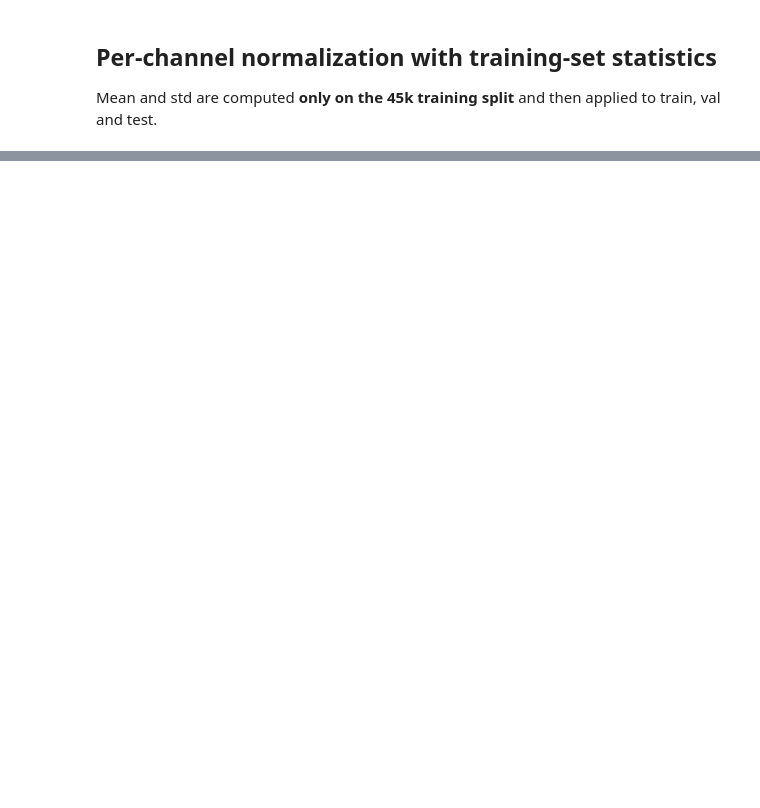
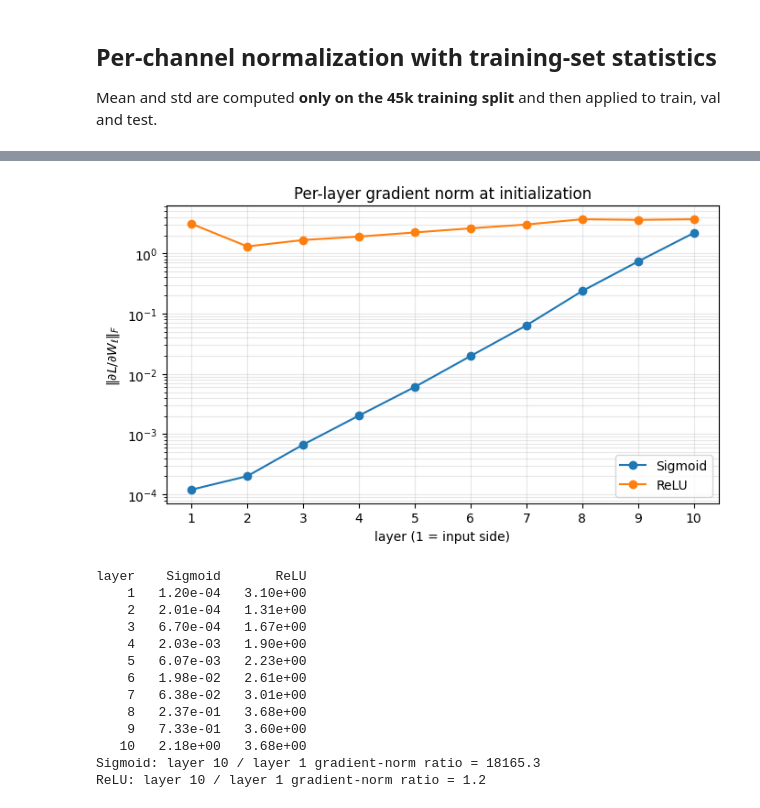
Before and after one commit to keshj/dl-for-vision, a Jupyter notebook: assignment_2/cnn.ipynb, the cells around one changed output, grey strips where cells are left out. Saved outputs shown, nothing was run; the diff lists cells and outputs as text; code cells hidden in the pictures; blank space fills up the shorter version.

```diff
--- a/assignment_2/cnn.ipynb
+++ b/assignment_2/cnn.ipynb
@@ -167,0 +420,44 @@ print("normalized train sample std: ", xb.std(dim=(0, 2, 3)).numpy().round(3))
+# %%
+x_d, y_d = flatten_normalize(x_train[:512]).to(device), y_train[:512].to(device)
+deep_sizes = [3072] + [256] * 9 + [10]
+
+grad_norms = {}
+for name, act in [("Sigmoid", Sigmoid), ("ReLU", ReLU)]:
+    set_seed(SEED)
+    deep = MLP(deep_sizes, activation=act, device=device)
+    deep.loss(x_d, y_d)
+    deep.backward()
+    grad_norms[name] = [layer.dW.norm().item() for layer in deep.linears]
+
+layers_axis = np.arange(1, len(deep_sizes))
+fig, ax = plt.subplots(figsize=(7, 4.2))
+for name, norms in grad_norms.items():
+    ax.semilogy(layers_axis, norms, "o-", label=name)
+ax.set(xlabel="layer (1 = input side)", ylabel=r"$\|\partial L / \partial W_\ell\|_F$",
+       title="Per-layer gradient norm at initialization", xticks=layers_axis)
+ax.grid(alpha=0.3, which="both")
+ax.legend()
+plt.tight_layout()
+fig.savefig(FIG_DIR / "t1d_grad_norms.pdf", bbox_inches="tight")
+plt.show()
+
+print(f"{'layer':>5s} {'Sigmoid':>10s} {'ReLU':>10s}")
+for l, s, r in zip(layers_axis, grad_norms["Sigmoid"], grad_norms["ReLU"]):
+    print(f"{l:5d} {s:10.2e} {r:10.2e}")
+for name, norms in grad_norms.items():
+    print(f"{name}: layer 10 / layer 1 gradient-norm ratio = {norms[-1] / norms[0]:.1f}")
+# %% [output]
+[figure, added]
+layer    Sigmoid       ReLU
+    1   1.20e-04   3.10e+00
+    2   2.01e-04   1.31e+00
+    3   6.70e-04   1.67e+00
+    4   2.03e-03   1.90e+00
+    5   6.07e-03   2.23e+00
+    6   1.98e-02   2.61e+00
+    7   6.38e-02   3.01e+00
+    8   2.37e-01   3.68e+00
+    9   7.33e-01   3.60e+00
+   10   2.18e+00   3.68e+00
+Sigmoid: layer 10 / layer 1 gradient-norm ratio = 18165.3
+ReLU: layer 10 / layer 1 gradient-norm ratio = 1.2
```
Also changed, not shown: parts of 12 cells of this notebook.
